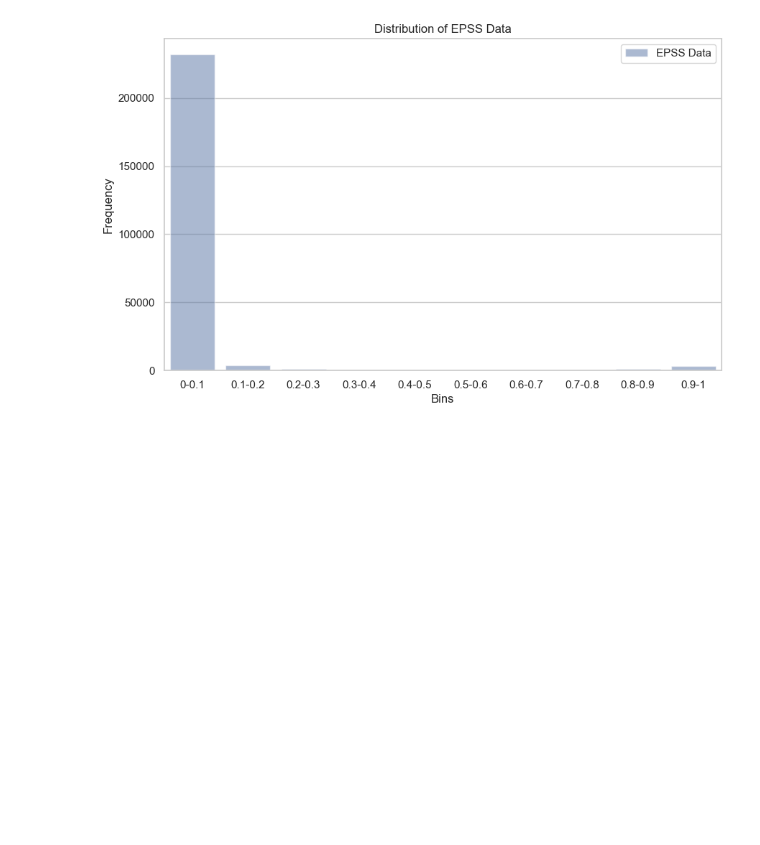
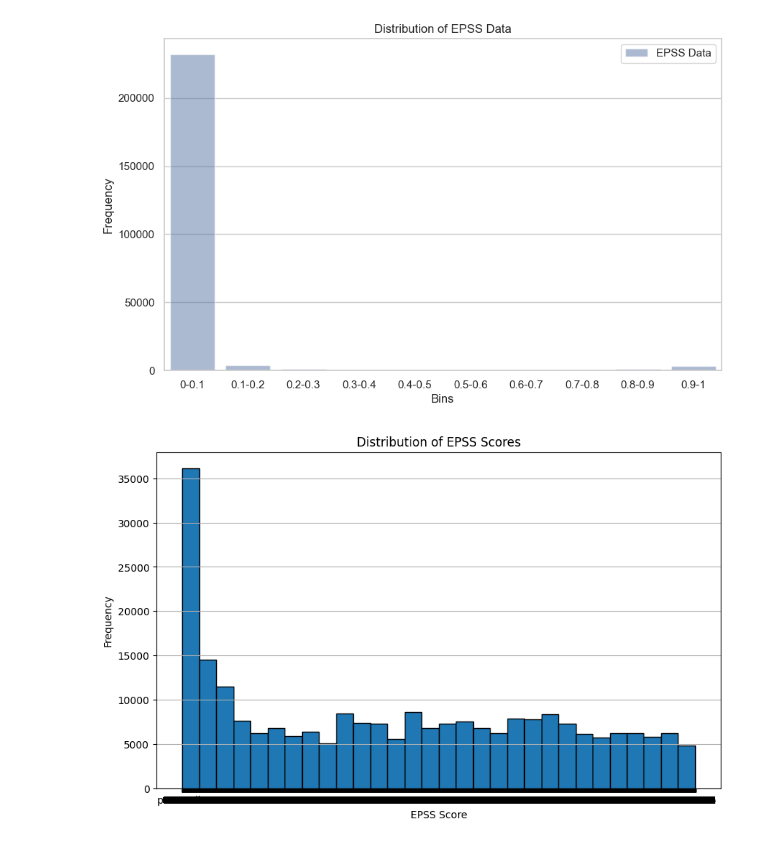
Before and after one commit to tao-wangs/thesis-imperial, a Jupyter notebook: Part1/dataset_analysis.ipynb, the cells around one changed output. Drawn from its saved outputs; the diff is of its cells as text; code cells hidden in the pictures; blank space fills up the shorter version.

```diff
--- a/Part1/dataset_analysis.ipynb
+++ b/Part1/dataset_analysis.ipynb
@@ -72,3 +72,26 @@ plt.legend()
 plt.show()
 # %% [output]
 [figure]
+# %%
+import pandas as pd
+import matplotlib.pyplot as plt
+
+# Load the EPSS scores dataset
+file_path = 'epss_scores.csv'  # Update this with your file path
+epss_data = pd.read_csv(file_path)
+
+# Extracting the EPSS scores column
+epss_scores = epss_data.iloc[:, 1].values
+
+# Plotting the histogram
+plt.figure(figsize=(10, 6))
+plt.hist(epss_scores, bins=30, edgecolor='black')
+plt.title('Distribution of EPSS Scores')
+plt.xlabel('EPSS Score')
+plt.ylabel('Frequency')
+plt.grid(axis='y')
+
+# Show the plot
+plt.show()
+# %% [output]
+[figure, added]
```
Also changed, not shown: parts of 1 cell of this notebook, 16 other files.
